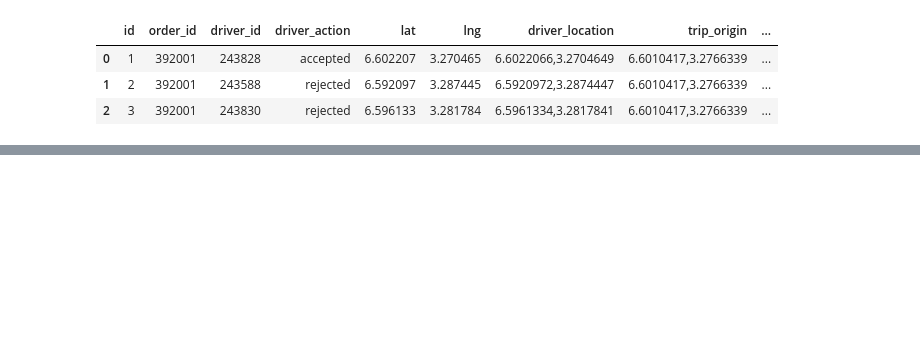
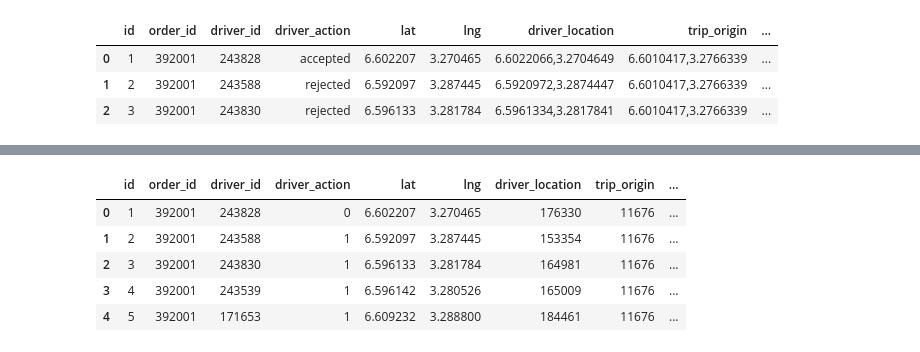
Before and after one commit to GetachewAbebe/Logistics_Optimization_with_Casual_Inference, a Jupyter notebook: notebooks/causal_inference.ipynb, the cells around one changed output, grey strips where cells are left out. Drawn from its saved outputs; the diff is of its cells as text; code cells hidden in the pictures; blank space fills up the shorter version.

```diff
--- a/notebooks/causal_inference.ipynb
+++ b/notebooks/causal_inference.ipynb
@@ -22,4 +34,14 @@ df.head(3)
+# %%
+def labe_encoder(df:pd.DataFrame,columns:list=None):
+    if columns == None:
+        # columns = df.select_dtypes(exclude = ['number','datetime'])
+        columns = df.select_dtypes(exclude = ['number'])
+    le = LabelEncoder()
+
+    for col in columns:
+        df[col] = le.fit_transform(df[col])
+
+    return df
 # %%
-label_encoder = LabelEncoder()
-df['driver_action'] = label_encoder.fit_transform(df['driver_action'])
-df['isWeekend'] = label_encoder.fit_transform(df['isWeekend'])
+# df = cleaner.label_encoder(df)
+df = labe_encoder(df)
@@ -33,0 +61,9 @@ ValueError: could not convert string to float: '6.6022066,3.2704649'
+# %%
+df.head()
+# %% [output]
+|  | id | order_id | driver_id | driver_action | lat | lng | driver_location | trip_origin | ... |
+| 0 | 1 | 392001 | 243828 | 0 | 6.602207 | 3.270465 | 176330 | 11676 | ... |
+| 1 | 2 | 392001 | 243588 | 1 | 6.592097 | 3.287445 | 153354 | 11676 | ... |
+| 2 | 3 | 392001 | 243830 | 1 | 6.596133 | 3.281784 | 164981 | 11676 | ... |
+| 3 | 4 | 392001 | 243539 | 1 | 6.596142 | 3.280526 | 165009 | 11676 | ... |
+| 4 | 5 | 392001 | 171653 | 1 | 6.609232 | 3.288800 | 184461 | 11676 | ... |
```
Also changed, not shown: parts of 14 cells of this notebook.
